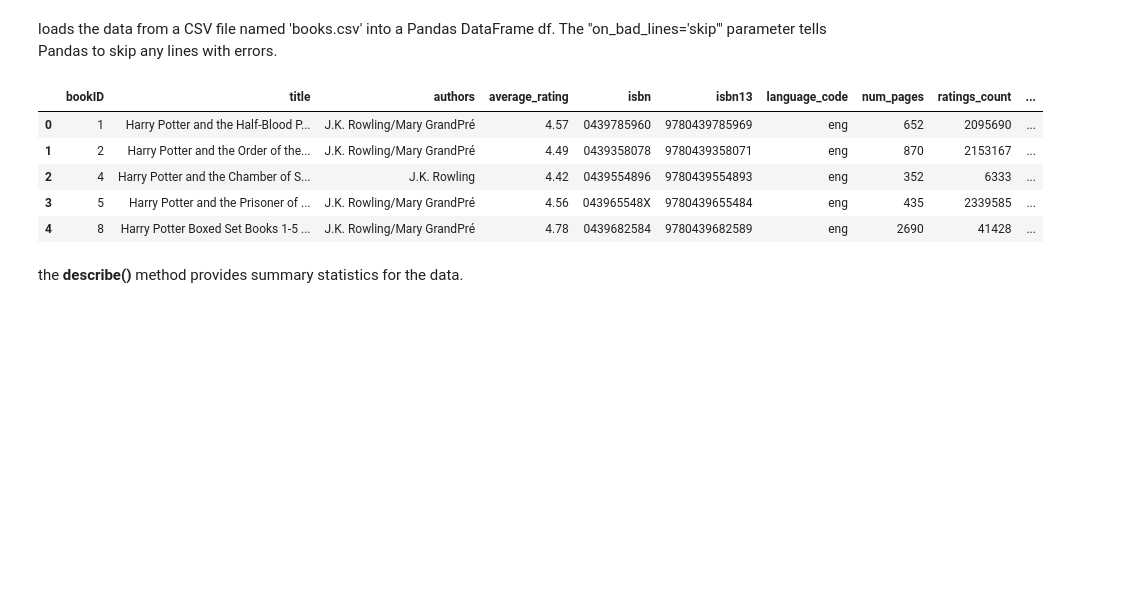
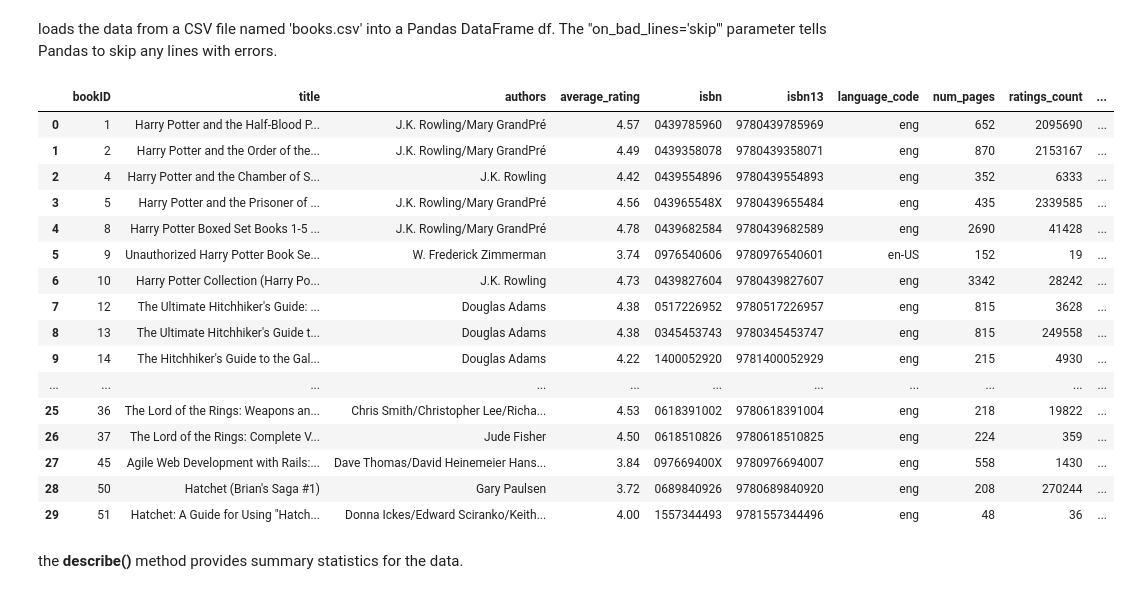
Before and after one commit to Punukollu-Meghana/Book-Recommendation-System, a Jupyter notebook: BookRecommendation.ipynb, the cells around one changed output. Saved outputs shown, nothing was run; the diff lists cells and outputs as text; code cells hidden in the pictures; blank space fills up the shorter version.

```diff
--- a/BookRecommendation.ipynb
+++ b/BookRecommendation.ipynb
@@ -25,14 +27,25 @@ from sklearn.preprocessing import MinMaxScaler
 # %%
 #loading data
 df = pd.read_csv('/content/books.csv', on_bad_lines='skip')
-df.head()
+df.head(30)
 # %% [output]
 |  | bookID | title | authors | average_rating | isbn | isbn13 | language_code | num_pages | ratings_count | ... |
 | 0 | 1 | Harry Potter and the Half-Blood P... | J.K. Rowling/Mary GrandPré | 4.57 | 0439785960 | 9780439785969 | eng | 652 | 2095690 | ... |
 | 1 | 2 | Harry Potter and the Order of the... | J.K. Rowling/Mary GrandPré | 4.49 | 0439358078 | 9780439358071 | eng | 870 | 2153167 | ... |
 | 2 | 4 | Harry Potter and the Chamber of S... | J.K. Rowling | 4.42 | 0439554896 | 9780439554893 | eng | 352 | 6333 | ... |
 | 3 | 5 | Harry Potter and the Prisoner of ... | J.K. Rowling/Mary GrandPré | 4.56 | 043965548X | 9780439655484 | eng | 435 | 2339585 | ... |
 | 4 | 8 | Harry Potter Boxed Set Books 1-5 ... | J.K. Rowling/Mary GrandPré | 4.78 | 0439682584 | 9780439682589 | eng | 2690 | 41428 | ... |
+| 5 | 9 | Unauthorized Harry Potter Book Se... | W. Frederick Zimmerman | 3.74 | 0976540606 | 9780976540601 | en-US | 152 | 19 | ... |
+| 6 | 10 | Harry Potter Collection (Harry Po... | J.K. Rowling | 4.73 | 0439827604 | 9780439827607 | eng | 3342 | 28242 | ... |
+| 7 | 12 | The Ultimate Hitchhiker's Guide: ... | Douglas Adams | 4.38 | 0517226952 | 9780517226957 | eng | 815 | 3628 | ... |
+| 8 | 13 | The Ultimate Hitchhiker's Guide t... | Douglas Adams | 4.38 | 0345453743 | 9780345453747 | eng | 815 | 249558 | ... |
+| 9 | 14 | The Hitchhiker's Guide to the Gal... | Douglas Adams | 4.22 | 1400052920 | 9781400052929 | eng | 215 | 4930 | ... |
+| ... | ... | ... | ... | ... | ... | ... | ... | ... | ... | ... |
+| 25 | 36 | The Lord of the Rings: Weapons an... | Chris Smith/Christopher Lee/Richa... | 4.53 | 0618391002 | 9780618391004 | eng | 218 | 19822 | ... |
+| 26 | 37 | The Lord of the Rings: Complete V... | Jude Fisher | 4.50 | 0618510826 | 9780618510825 | eng | 224 | 359 | ... |
+| 27 | 45 | Agile Web Development with Rails:... | Dave Thomas/David Heinemeier Hans... | 3.84 | 097669400X | 9780976694007 | eng | 558 | 1430 | ... |
+| 28 | 50 | Hatchet (Brian's Saga #1) | Gary Paulsen | 3.72 | 0689840926 | 9780689840920 | eng | 208 | 270244 | ... |
+| 29 | 51 | Hatchet: A Guide for Using "Hatch... | Donna Ickes/Edward Sciranko/Keith... | 4.00 | 1557344493 | 9781557344496 | eng | 48 | 36 | ... |
 # %% [markdown]
 the **describe()** method provides summary statistics for the data.
 # %% [markdown]
```
Also changed, not shown: parts of 2 cells of this notebook.
